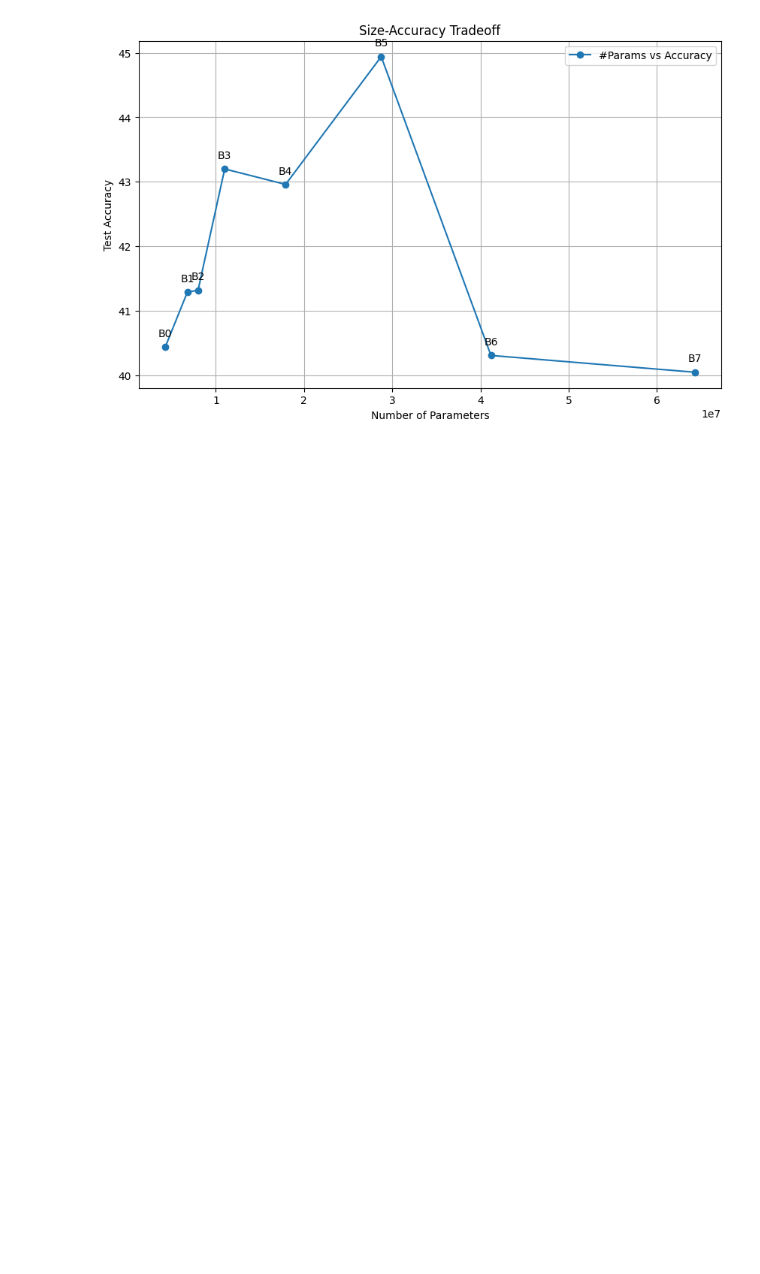
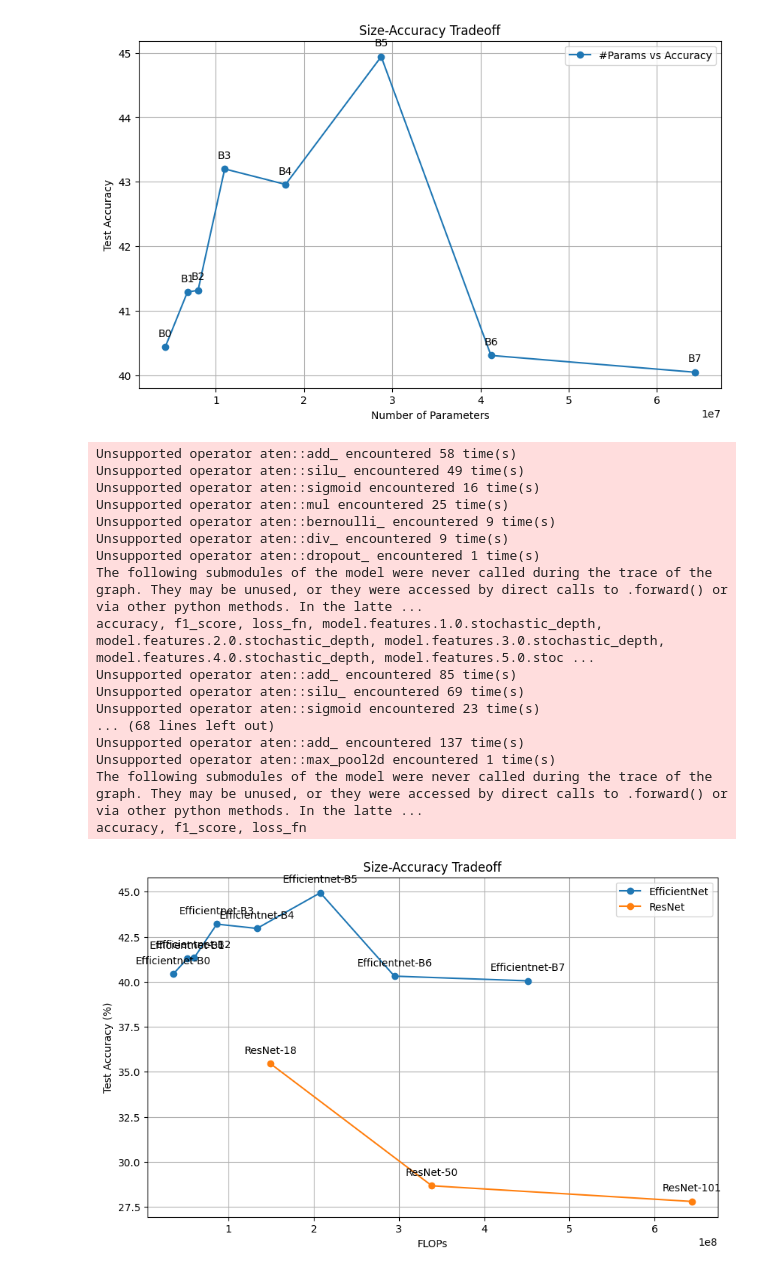
Before and after one commit to soom1017/AUE8088-PA1, a Jupyter notebook: visualize_tradeoff.ipynb, the cells around one changed output. Cells and saved outputs as stored; diff of their text form; code cells hidden in the pictures; blank space fills up the shorter version.

Commit message:
feat: tradeoff plot (resnet)

```diff
--- a/visualize_tradeoff.ipynb
+++ b/visualize_tradeoff.ipynb
@@ -99,3 +99,81 @@ plt.grid(True)
 plt.show()
 # %% [output]
 [figure]
+# %%
+import matplotlib.pyplot as plt
+import torch
+from fvcore.nn import FlopCountAnalysis
+
+from src.network import SimpleClassifier
+
+flops = []
+input_img = torch.randn(1, 3, 64, 64)
+
+for num in range(8):
+    model = SimpleClassifier(
+        model_name=f'efficientnet_b{num}',
+        num_classes=200,
+    )
+    f = FlopCountAnalysis(model, input_img)
+    flops.append(f.total())
+
+for num in [18, 50, 101]:
+    model = SimpleClassifier(
+        model_name=f'resnet{num}',
+        num_classes=200,
+    )
+    f = FlopCountAnalysis(model, input_img)
+    flops.append(f.total())
+
+# values from [test.py] results
+accuracies = [
+    # EfficientNet
+    0.4044,
+    0.4129,
+    0.4132,
+    0.4320,
+    0.4296,
+    0.4494,
+    0.4031,
+    0.4005,
+    # ResNet
+    0.3545,
+    0.2867,
+    0.2780,
+]
+accuracies = [x * 100 for x in accuracies]
+
+
+plt.figure(figsize=(10, 6))
+plt.plot(flops[:-3], accuracies[:-3], marker='o', label='EfficientNet')
+for i in range(len(flops)-3):
+    plt.annotate(f'Efficientnet-B{i}', (flops[i], accuracies[i]), textcoords="offset points", xytext=(0,10), ha='center')
+plt.plot(flops[-3:], accuracies[-3:], marker='o', label='ResNet')
+ann = ['ResNet-18', 'ResNet-50', 'ResNet-101']
+for i in range(len(flops)-3, len(flops)):
+    plt.annotate(ann[i-(len(flops)-3)], (flops[i], accuracies[i]), textcoords="offset points", xytext=(0,10), ha='center')
+plt.xlabel('FLOPs')
+plt.ylabel('Test Accuracy (%)')
+plt.title('Size-Accuracy Tradeoff')
+plt.legend()
+plt.grid(True)
+plt.show()
+# %% [output]
+Unsupported operator aten::add_ encountered 58 time(s)
+Unsupported operator aten::silu_ encountered 49 time(s)
+Unsupported operator aten::sigmoid encountered 16 time(s)
+Unsupported operator aten::mul encountered 25 time(s)
+Unsupported operator aten::bernoulli_ encountered 9 time(s)
+Unsupported operator aten::div_ encountered 9 time(s)
+Unsupported operator aten::dropout_ encountered 1 time(s)
+The following submodules of the model were never called during the trace of the graph. They may be unused, or they were accessed by direct calls to .forward() or via other python methods. In the latte ...
+accuracy, f1_score, loss_fn, model.features.1.0.stochastic_depth, model.features.2.0.stochastic_depth, model.features.3.0.stochastic_depth, model.features.4.0.stochastic_depth, model.features.5.0.stoc ...
+Unsupported operator aten::add_ encountered 85 time(s)
+Unsupported operator aten::silu_ encountered 69 time(s)
+Unsupported operator aten::sigmoid encountered 23 time(s)
+... (68 lines left out)
+Unsupported operator aten::add_ encountered 137 time(s)
+Unsupported operator aten::max_pool2d encountered 1 time(s)
+The following submodules of the model were never called during the trace of the graph. They may be unused, or they were accessed by direct calls to .forward() or via other python methods. In the latte ...
+accuracy, f1_score, loss_fn
+[figure, added]
```
Also changed, not shown: parts of 1 cell of this notebook.
